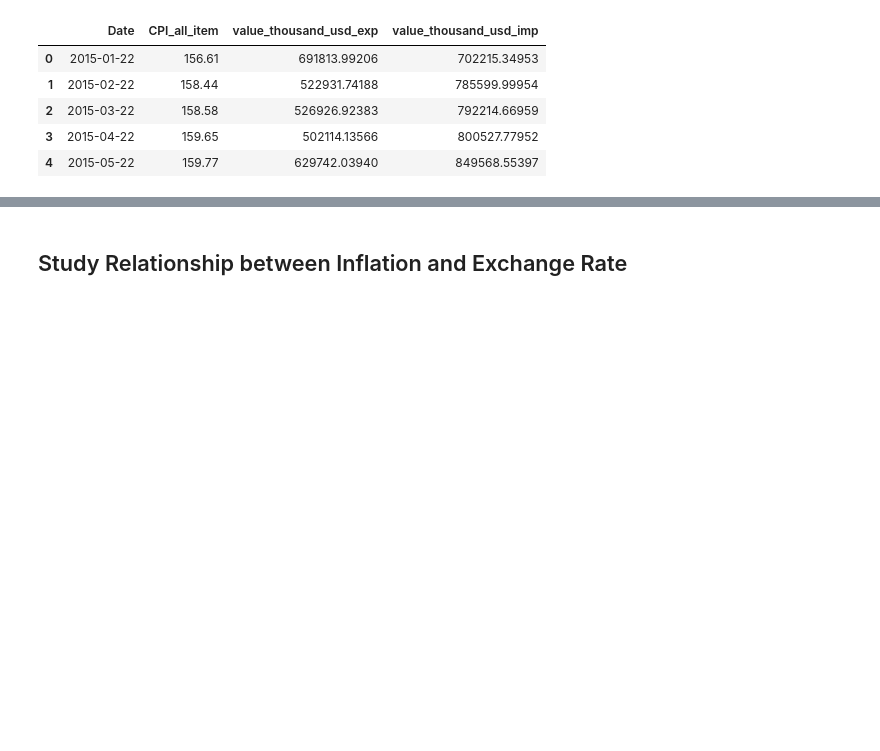
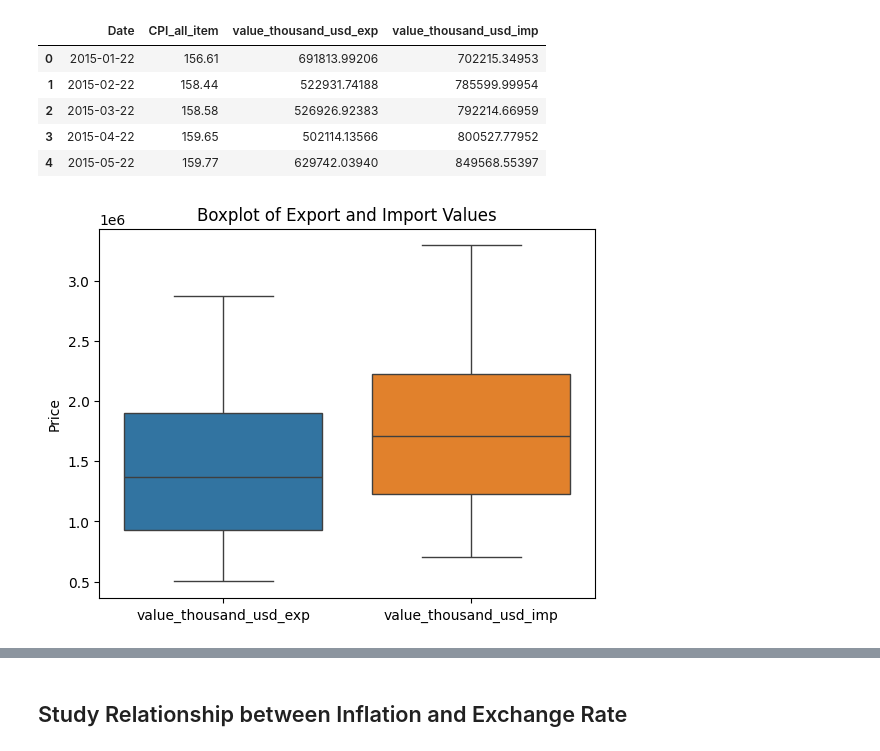
Before and after one commit to phoeurnkimhor/cambodia-inflation-rate-forecasting, a Jupyter notebook: notebooks/02-eda_multivariate.ipynb, the cells around one changed output, grey strips where cells are left out. Cells and saved outputs as stored; diff of their text form; code cells hidden in the pictures; blank space fills up the shorter version.

```diff
--- a/notebooks/02-eda_multivariate.ipynb
+++ b/notebooks/02-eda_multivariate.ipynb
@@ -131,0 +160,9 @@ cpi_features.head()
+# %%
+features = ["value_thousand_usd_exp", "value_thousand_usd_imp"]
+
+sns.boxplot(data=cpi_features[features])
+plt.title("Boxplot of Export and Import Values")
+plt.ylabel("Price")
+plt.show()
+# %% [output]
+[figure, added]
```
Also changed, not shown: parts of 15 cells of this notebook, 5 other files.
